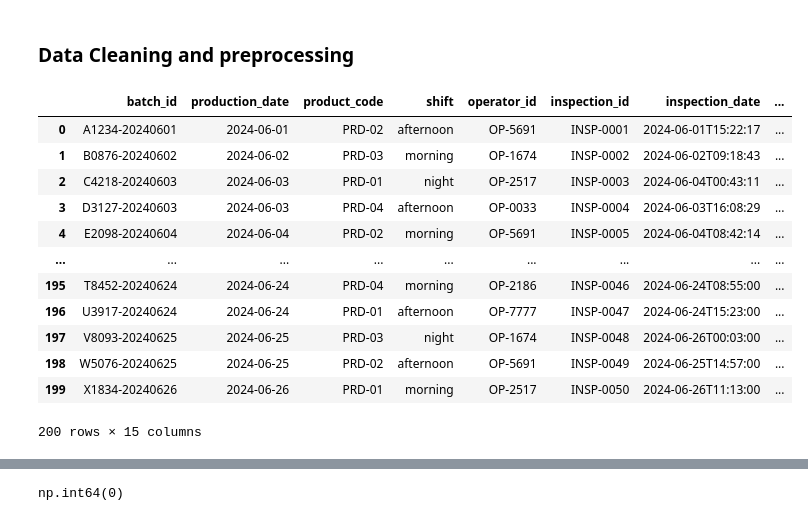
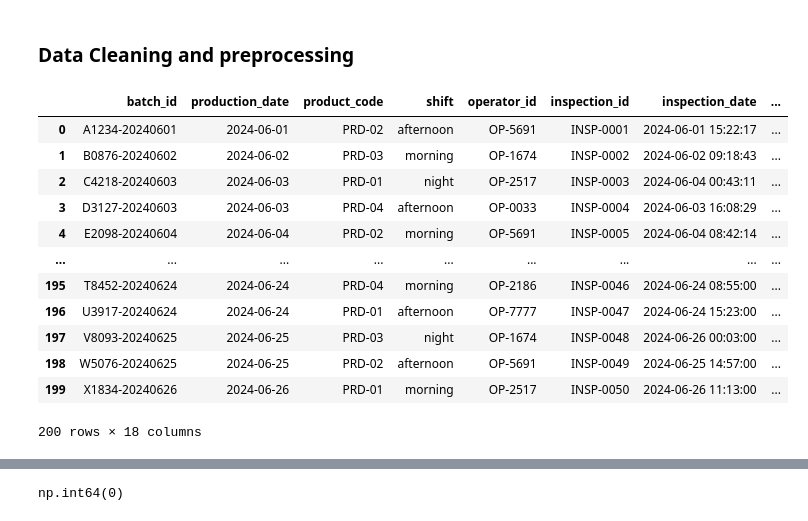
Before and after one commit to bbhatta10/Smart-Quality-Analysis, a Jupyter notebook: ManuQuality.ipynb, the cells around one changed output, grey strips where cells are left out. Saved outputs shown, nothing was run; the diff lists cells and outputs as text; code cells hidden in the pictures.

```diff
--- a/ManuQuality.ipynb
+++ b/ManuQuality.ipynb
@@ -15,0 +33,19 @@ df_manufacturing = pd.read_csv('manufacturing-quality-control-dataset.csv')
+# %%
+
+df = df_manufacturing.copy()
+
+# parse date columns if present
+for c in ['production_date', 'inspection_date']:
+    if c in df.columns:
+        df[c] = pd.to_datetime(df[c], errors='coerce')
+
+# create safe columns for time-based grouping
+if 'production_date' in df.columns:
+    df['prod_date'] = df['production_date'].dt.date
+    df['prod_hour'] = df['production_date'].dt.hour
+    df['prod_weekday'] = df['production_date'].dt.day_name()
+
+# quick view
+print("Rows,Cols:", df.shape)
+display(df.head())
+print("\nMissing values per column:\n", df.isnull().sum().sort_values(ascending=False).head(20))
@@ -16,19 +102,19 @@ df_manufacturing = pd.read_csv('manufacturing-quality-control-dataset.csv')
 # %% [markdown]
 ### Data Cleaning and preprocessing
 # %%
-df_manufacturing
+df
 # %% [output]
 |  | batch_id | production_date | product_code | shift | operator_id | inspection_id | inspection_date | ... |
-| 0 | A1234-20240601 | 2024-06-01 | PRD-02 | afternoon | OP-5691 | INSP-0001 | 2024-06-01T15:22:17 | ... |
-| 1 | B0876-20240602 | 2024-06-02 | PRD-03 | morning | OP-1674 | INSP-0002 | 2024-06-02T09:18:43 | ... |
-| 2 | C4218-20240603 | 2024-06-03 | PRD-01 | night | OP-2517 | INSP-0003 | 2024-06-04T00:43:11 | ... |
-| 3 | D3127-20240603 | 2024-06-03 | PRD-04 | afternoon | OP-0033 | INSP-0004 | 2024-06-03T16:08:29 | ... |
-| 4 | E2098-20240604 | 2024-06-04 | PRD-02 | morning | OP-5691 | INSP-0005 | 2024-06-04T08:42:14 | ... |
+| 0 | A1234-20240601 | 2024-06-01 | PRD-02 | afternoon | OP-5691 | INSP-0001 | 2024-06-01 15:22:17 | ... |
+| 1 | B0876-20240602 | 2024-06-02 | PRD-03 | morning | OP-1674 | INSP-0002 | 2024-06-02 09:18:43 | ... |
+| 2 | C4218-20240603 | 2024-06-03 | PRD-01 | night | OP-2517 | INSP-0003 | 2024-06-04 00:43:11 | ... |
+| 3 | D3127-20240603 | 2024-06-03 | PRD-04 | afternoon | OP-0033 | INSP-0004 | 2024-06-03 16:08:29 | ... |
+| 4 | E2098-20240604 | 2024-06-04 | PRD-02 | morning | OP-5691 | INSP-0005 | 2024-06-04 08:42:14 | ... |
 | ... | ... | ... | ... | ... | ... | ... | ... | ... |
-| 195 | T8452-20240624 | 2024-06-24 | PRD-04 | morning | OP-2186 | INSP-0046 | 2024-06-24T08:55:00 | ... |
-| 196 | U3917-20240624 | 2024-06-24 | PRD-01 | afternoon | OP-7777 | INSP-0047 | 2024-06-24T15:23:00 | ... |
-| 197 | V8093-20240625 | 2024-06-25 | PRD-03 | night | OP-1674 | INSP-0048 | 2024-06-26T00:03:00 | ... |
-| 198 | W5076-20240625 | 2024-06-25 | PRD-02 | afternoon | OP-5691 | INSP-0049 | 2024-06-25T14:57:00 | ... |
-| 199 | X1834-20240626 | 2024-06-26 | PRD-01 | morning | OP-2517 | INSP-0050 | 2024-06-26T11:13:00 | ... |
+| 195 | T8452-20240624 | 2024-06-24 | PRD-04 | morning | OP-2186 | INSP-0046 | 2024-06-24 08:55:00 | ... |
+| 196 | U3917-20240624 | 2024-06-24 | PRD-01 | afternoon | OP-7777 | INSP-0047 | 2024-06-24 15:23:00 | ... |
+| 197 | V8093-20240625 | 2024-06-25 | PRD-03 | night | OP-1674 | INSP-0048 | 2024-06-26 00:03:00 | ... |
+| 198 | W5076-20240625 | 2024-06-25 | PRD-02 | afternoon | OP-5691 | INSP-0049 | 2024-06-25 14:57:00 | ... |
+| 199 | X1834-20240626 | 2024-06-26 | PRD-01 | morning | OP-2517 | INSP-0050 | 2024-06-26 11:13:00 | ... |
-200 rows × 15 columns
+200 rows × 18 columns
 # %%
```
Also changed, not shown: parts of 12 cells of this notebook.
